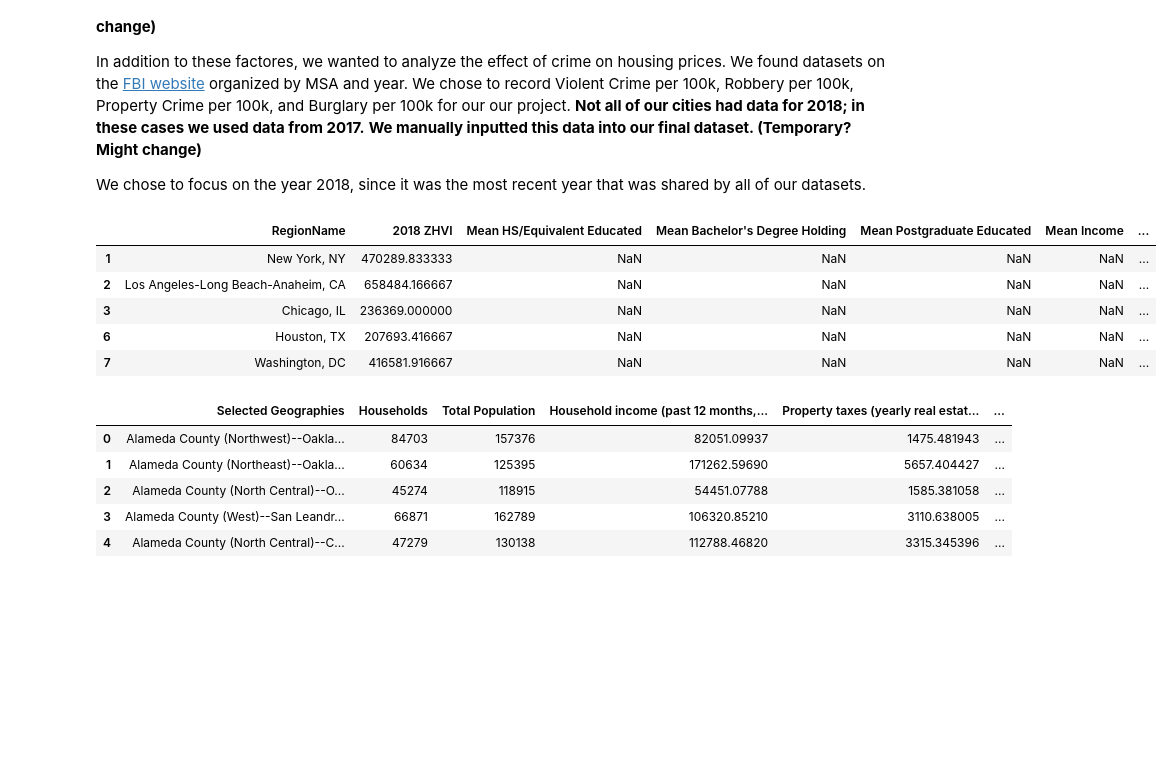
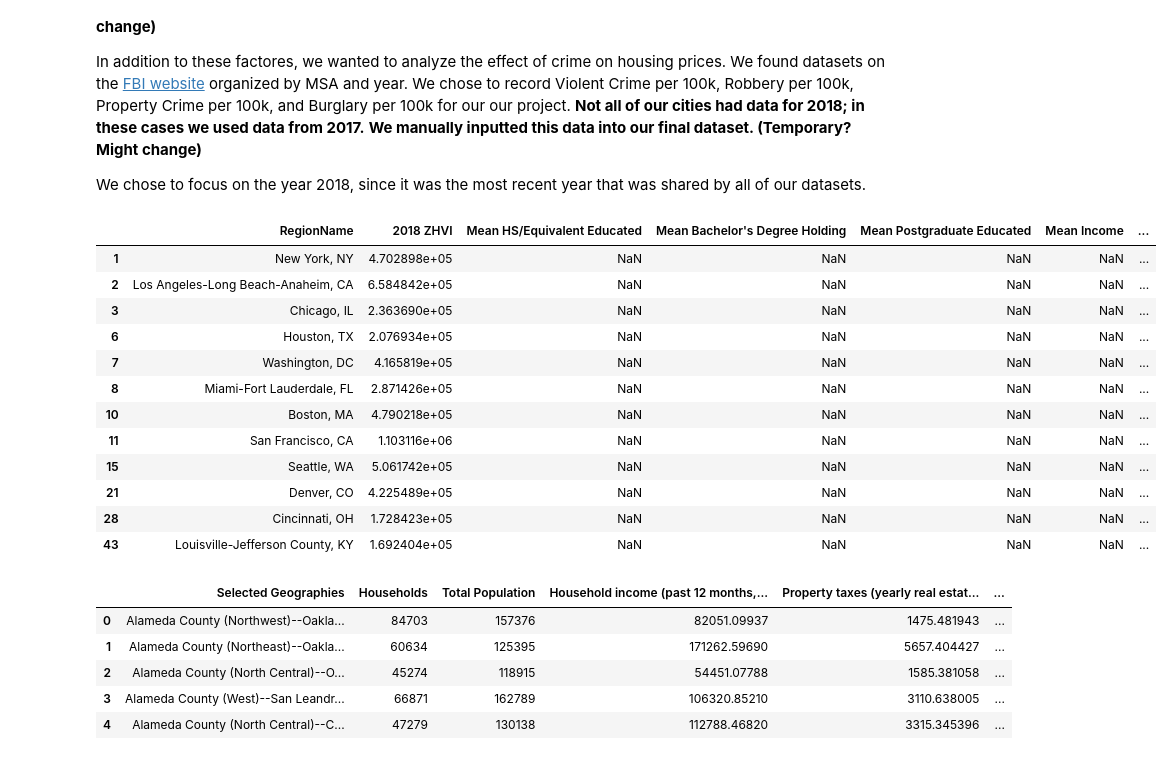
Before and after one commit to Wichaelian/INFO2950, a Jupyter notebook: Phase II.ipynb, the cells around one changed output. Saved outputs shown, nothing was run; the diff lists cells and outputs as text; code cells hidden in the pictures; blank space fills up the shorter version.

```diff
--- a/Phase II.ipynb
+++ b/Phase II.ipynb
@@ -29,26 +29,33 @@ We chose to focus on the year 2018, since it was the most recent year that was s
 # %%
 import numpy as np
 import pandas as pd
 msazhvi = pd.read_csv("MSAZHVI.csv")
 msazhvi.head()
 msazhvi["2018 ZHVI"] = msazhvi["2018-01-31"] + msazhvi["2018-02-28"] + msazhvi["2018-03-31"] + msazhvi["2018-04-30"] + msazhvi["2018-05-31"] + msazhvi["2018-06-30"] + msazhvi["2018-07-31"] + msazhvi["2018-08-31"] + msazhvi["2018-09-30"] + msazhvi["2018-10-31"] + msazhvi["2018-11-30"] + msazhvi["2018-12-31"]
 msazhvi["2018 ZHVI"]= msazhvi["2018 ZHVI"]/12
 msazhvi = msazhvi[["RegionName", "2018 ZHVI"]]
 msazhvi = msazhvi[msazhvi["RegionName"].isin(["New York, NY", "Chicago, IL", "Houston, TX", "Boston, MA", "Louisville-Jefferson County, KY", "Cincinnati, OH", "Washington, DC", "Denver, CO", "San Francisco, CA", "Los Angeles-Long Beach-Anaheim, CA", "Miami-Fort Lauderdale, FL", "Seattle, WA", ])]
 msazhvi["Mean HS/Equivalent Educated"] = np.nan
 msazhvi["Mean Bachelor's Degree Holding"] = np.nan
 msazhvi["Mean Postgraduate Educated"] = np.nan
 msazhvi["Mean Income"] = np.nan
 msazhvi["Mean Property Tax"] = np.nan
 msazhvi["Mean Rent as a Percentage of Income"] = np.nan
-msazhvi.head()
+msazhvi
 # %% [output]
 |  | RegionName | 2018 ZHVI | Mean HS/Equivalent Educated | Mean Bachelor's Degree Holding | Mean Postgraduate Educated | Mean Income | ... |
-| 1 | New York, NY | 470289.833333 | NaN | NaN | NaN | NaN | ... |
-| 2 | Los Angeles-Long Beach-Anaheim, CA | 658484.166667 | NaN | NaN | NaN | NaN | ... |
-| 3 | Chicago, IL | 236369.000000 | NaN | NaN | NaN | NaN | ... |
-| 6 | Houston, TX | 207693.416667 | NaN | NaN | NaN | NaN | ... |
-| 7 | Washington, DC | 416581.916667 | NaN | NaN | NaN | NaN | ... |
+| 1 | New York, NY | 4.702898e+05 | NaN | NaN | NaN | NaN | ... |
+| 2 | Los Angeles-Long Beach-Anaheim, CA | 6.584842e+05 | NaN | NaN | NaN | NaN | ... |
+| 3 | Chicago, IL | 2.363690e+05 | NaN | NaN | NaN | NaN | ... |
+| 6 | Houston, TX | 2.076934e+05 | NaN | NaN | NaN | NaN | ... |
+| 7 | Washington, DC | 4.165819e+05 | NaN | NaN | NaN | NaN | ... |
+| 8 | Miami-Fort Lauderdale, FL | 2.871426e+05 | NaN | NaN | NaN | NaN | ... |
+| 10 | Boston, MA | 4.790218e+05 | NaN | NaN | NaN | NaN | ... |
+| 11 | San Francisco, CA | 1.103116e+06 | NaN | NaN | NaN | NaN | ... |
+| 15 | Seattle, WA | 5.061742e+05 | NaN | NaN | NaN | NaN | ... |
+| 21 | Denver, CO | 4.225489e+05 | NaN | NaN | NaN | NaN | ... |
+| 28 | Cincinnati, OH | 1.728423e+05 | NaN | NaN | NaN | NaN | ... |
+| 43 | Louisville-Jefferson County, KY | 1.692404e+05 | NaN | NaN | NaN | NaN | ... |
 # %%
 def MSA_data_frame_builder(household, education):
     ed = pd.read_csv(education)
```
